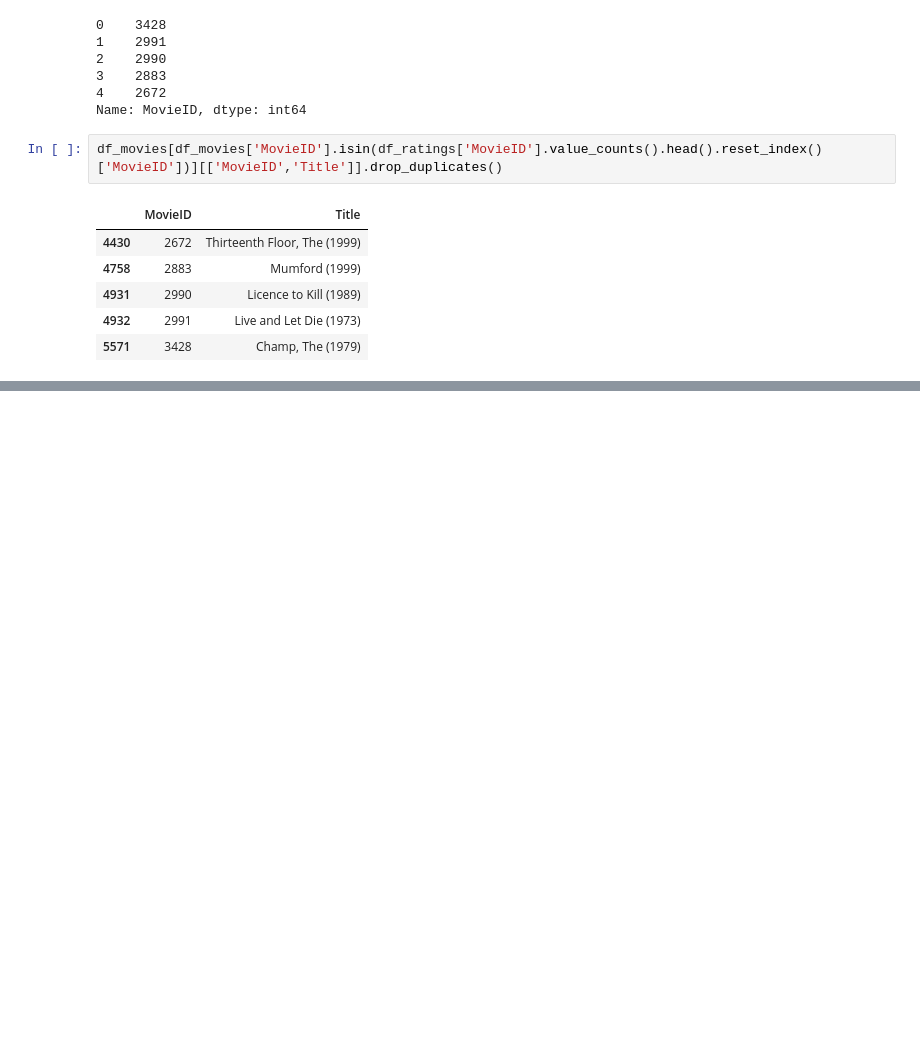
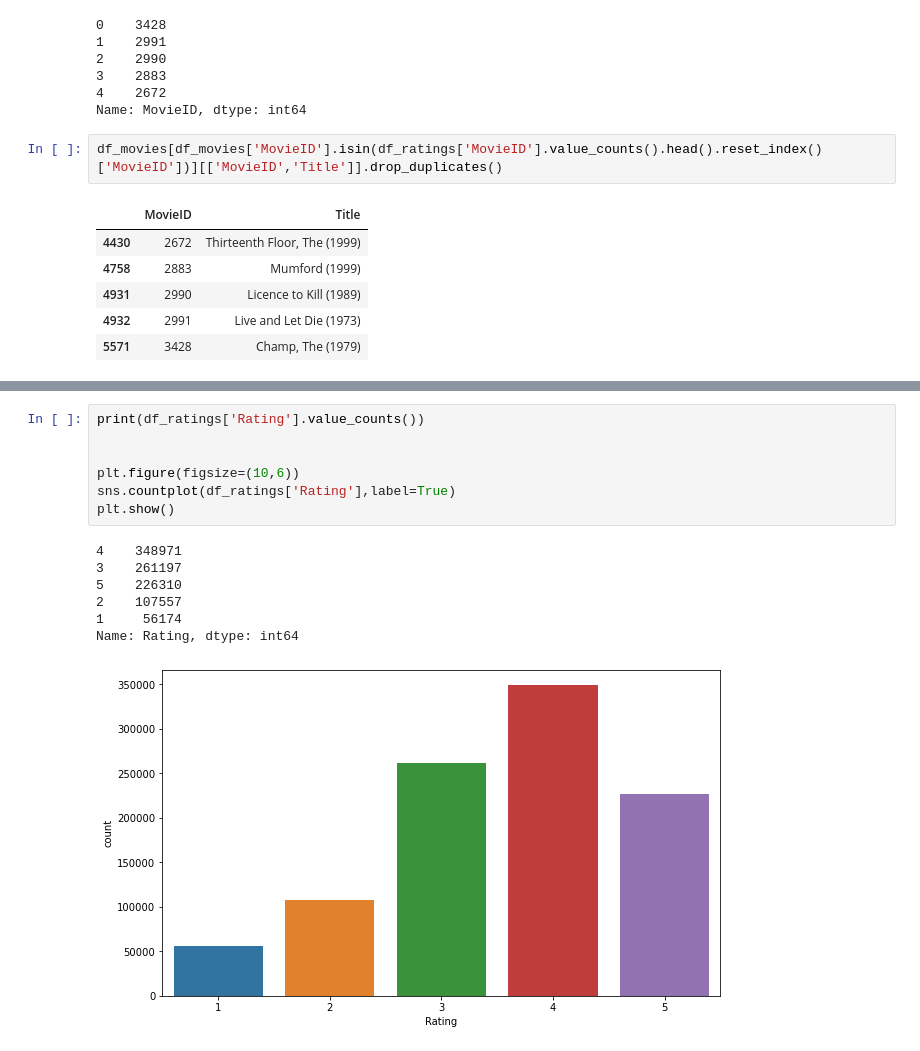
Before and after one commit to anidec25/Linear-Regression, a Jupyter notebook: Recommender System/zee_casestudy.ipynb, the cells around one changed output, grey strips where cells are left out. Drawn from its saved outputs; the diff is of its cells as text; blank space fills up the shorter version.

Commit message:
Exploring ratings data

```diff
--- a/Recommender System/zee_casestudy.ipynb
+++ b/Recommender System/zee_casestudy.ipynb
@@ -488,0 +497,15 @@ df_movies[df_movies['MovieID'].isin(df_ratings['MovieID'].value_counts().head().
+# %%
+print(df_ratings['Rating'].value_counts())
+
+
+plt.figure(figsize=(10,6))
+sns.countplot(df_ratings['Rating'],label=True)
+plt.show()
+# %% [output]
+4    348971
+3    261197
+5    226310
+2    107557
+1     56174
+Name: Rating, dtype: int64
+[figure, added]
```
Also changed, not shown: parts of 1 cell of this notebook.
